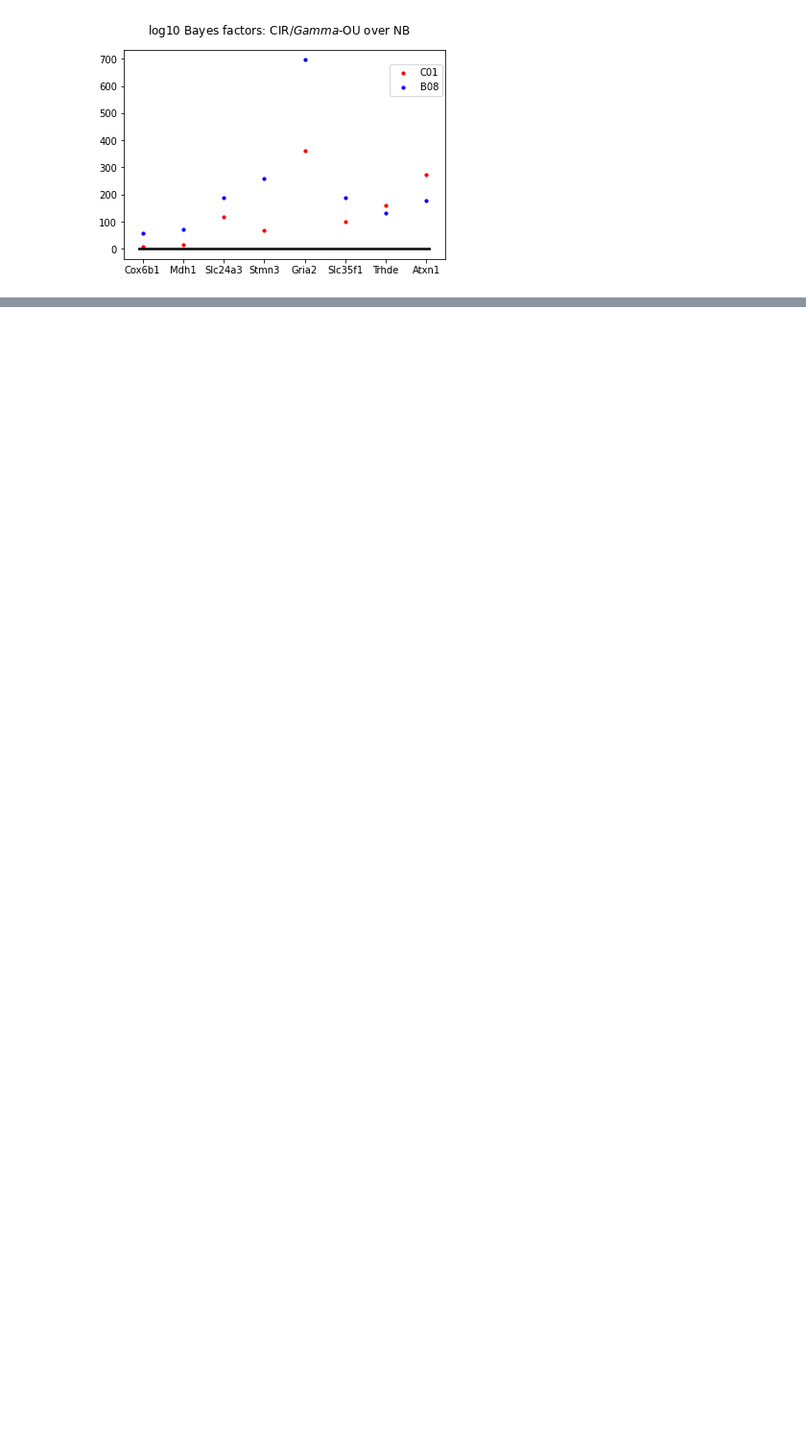
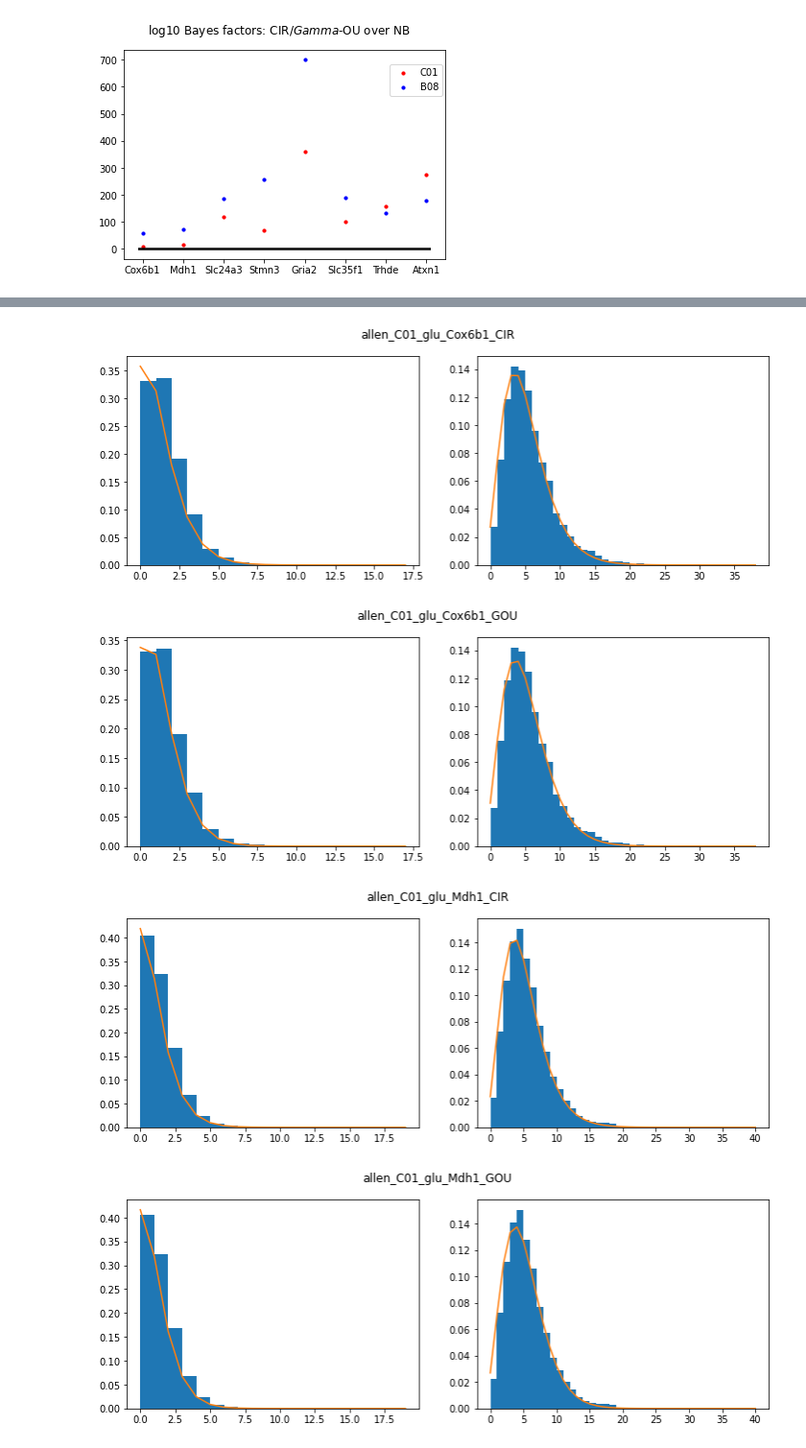
Before and after one commit to pachterlab/GVFP_2021, a Jupyter notebook: loom_analysis_copy.ipynb, the cells around one changed output, grey strips where cells are left out. Shown at 96% size. Cells and saved outputs as stored; diff of their text form; code cells hidden in the pictures; blank space fills up the shorter version.

```diff
--- a/loom_analysis_copy.ipynb
+++ b/loom_analysis_copy.ipynb
@@ -1172,8 +915,0 @@ it's aliiiiiiiiive
-# %%
-with lp.connect('loom/allen_C01_glu.loom') as ds:
-    S = ds.layers['spliced'][:]
-    U = ds.layers['unspliced'][:]
-    gene_names = ds.ra['gene_name']
-    nCells = len(ds.ca['barcode'])
-# %%
-i = np.where(gene_names=='Trhde')[0][0]
@@ -1188,15 +915,0 @@ Plot samples and true distribution.
-# %%
-w = 20
-
-fig = plt.figure()
-ax = fig.add_subplot(111)
-ax.scatter(d_N, d_M, alpha=0.1, color=(242/255,101/255,34/255))
-#ax.set_title('True', fontsize=35)
-#ax.imshow(np.transpose(Pss[:w,:w]), origin='lower', alpha=0.8)
-ax.set_xlim(0, mx[0])
-ax.set_ylim(0, mx[1])
-ax.set_xlabel('# nascent', fontsize=35)
-ax.set_ylabel('# mature', fontsize=35)
-plt.savefig('results/true_scatter_overdisp.png', bbox_inches='tight')
-plt.savefig('results/true_scatter_overdisp.pdf', bbox_inches='tight')
-plt.show()
@@ -1296,0 +957,26 @@ Plotting 2D heatmap in terms of (kappa, theta)...
+# %%
+sample_lists = ["allen_C01_glu","allen_B08_glu"]
+genes_list = ['Cox6b1', 'Mdh1', 'Slc24a3', 'Stmn3', 'Gria2', 'Slc35f1', 'Trhde', 'Atxn1']
+Data = []
+IDs = []
+for sample in sample_lists:
+    with lp.connect("loom/"+sample+'.loom') as ds:
+        S = ds.layers['spliced'][:]
+        U = ds.layers['unspliced'][:]
+        gene_names = ds.ra['gene_name']
+        nCells = len(ds.ca['barcode'])
+
+    for i,gene in enumerate(genes_list):
+      gene_ID = sample+"_"+gene
+      IDs.append(gene_ID)
+      i = np.where(gene_names==gene)[0][0]
+      d_M = S[i].astype(int)
+      d_N = U[i].astype(int)
+      data = [d_N, d_M]
+      plot_hist(data, gene_ID, "CIR")
+      plot_hist(data, gene_ID, "GOU")
+# %% [output]
+[figure, added]
+[figure, added]
+[figure, added]
+[figure, added]
```
Also changed, not shown: parts of 79 cells of this notebook.
